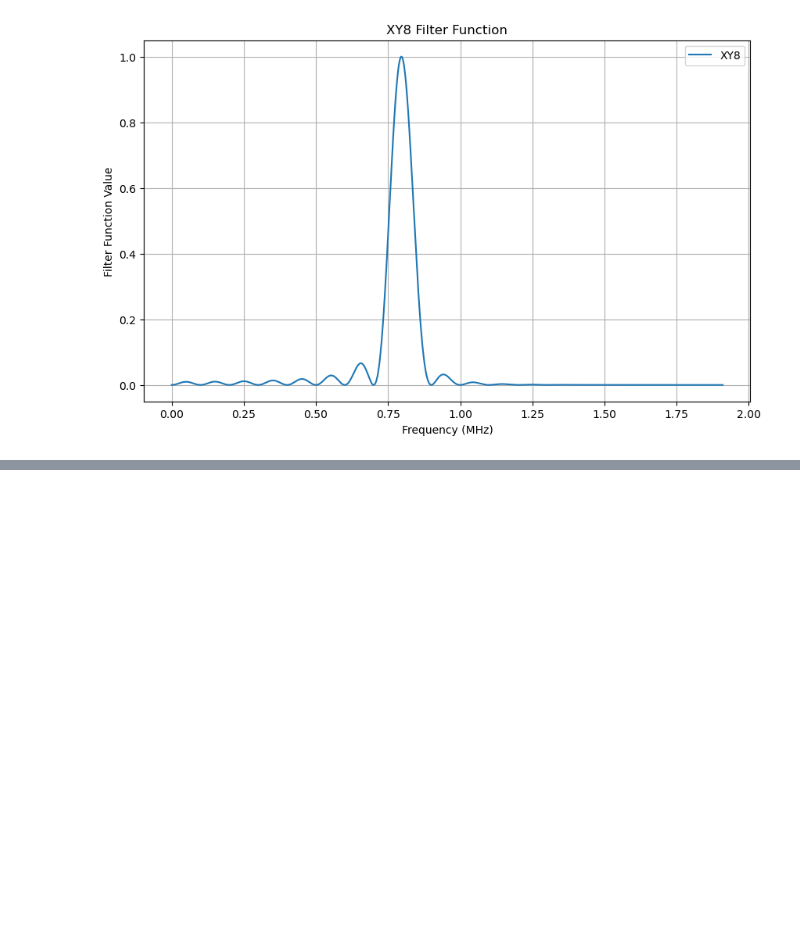
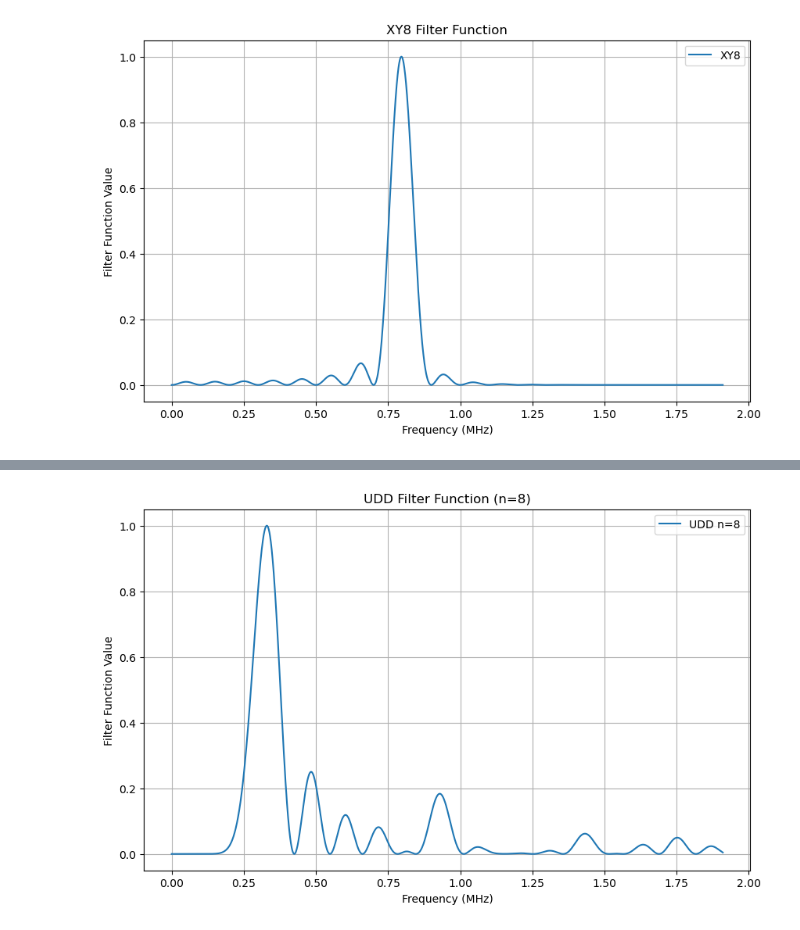
Before and after one commit to osipra/qubit-noise-spectroscopy, a Jupyter notebook: notebooks/01_filter_functions.ipynb, the cells around one changed output, grey strips where cells are left out. Drawn from its saved outputs; the diff is of its cells as text; code cells hidden in the pictures; blank space fills up the shorter version.

Commit message:
Add UDD-n and complete filter function theory and implementation

```diff
--- a/notebooks/01_filter_functions.ipynb
+++ b/notebooks/01_filter_functions.ipynb
@@ -60,0 +97,12 @@ plt.show()
+# %%
+F_UDD_values = F_UDD(omega, t, 8)
+plt.figure(figsize=(10, 6))
+plt.plot(omega_MHz, F_UDD_values / np.max(F_UDD_values), label='UDD n=8')
+plt.xlabel('Frequency (MHz)')
+plt.ylabel('Filter Function Value')
+plt.title('UDD Filter Function (n=8)')
+plt.legend()
+plt.grid()
+plt.show()
+# %% [output]
+[figure, added]
```
Also changed, not shown: parts of 11 cells of this notebook, 4 other files.
